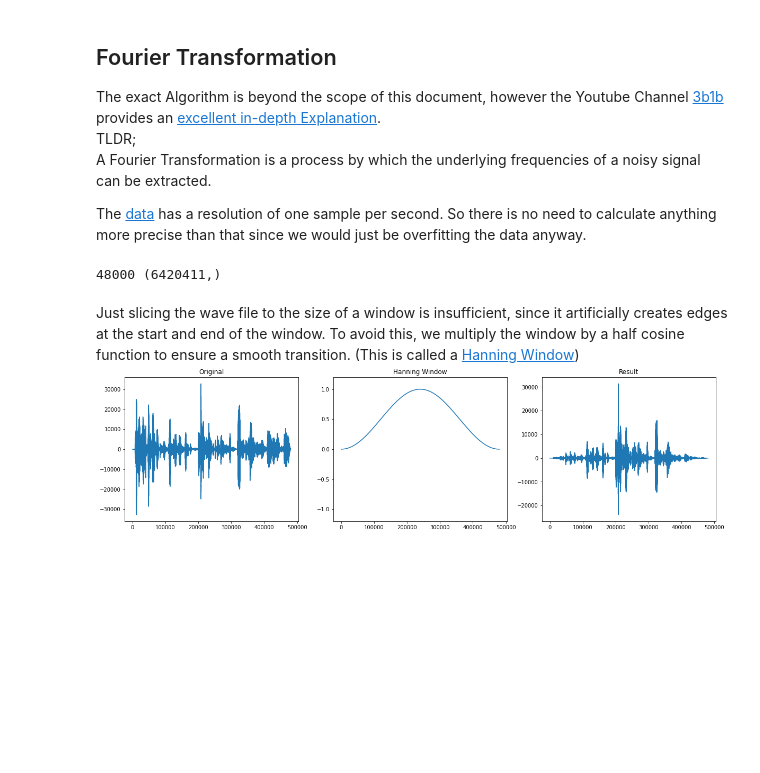
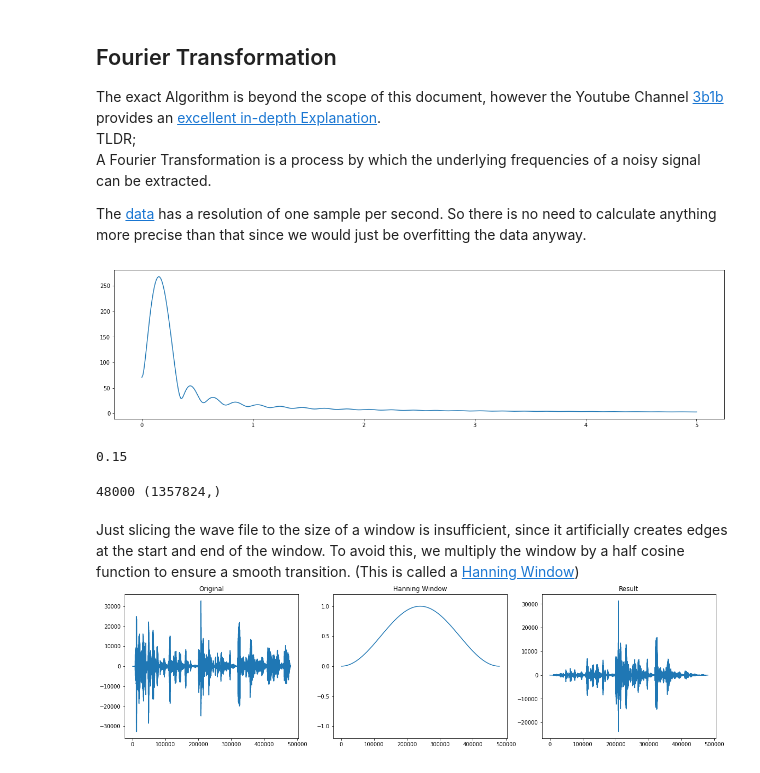
Before and after one commit to simonwuelker/enf_analysis, a Jupyter notebook: ENF_Analysis.ipynb, the cells around one changed output. Drawn from its saved outputs; the diff is of its cells as text; code cells hidden in the pictures; blank space fills up the shorter version.

```diff
--- a/ENF_Analysis.ipynb
+++ b/ENF_Analysis.ipynb
@@ -38,13 +62,41 @@ TLDR;<br>
 A Fourier Transformation is a process by which the underlying frequencies of a noisy signal can be extracted.<br>
 
 The [data](https://data.nationalgrideso.com/system/system-frequency-data?from=0#resources) has a resolution of one sample per second. So there is no need to calculate anything more precise than that since we would just be overfitting the data anyway.
+# %%
+def dft(x, dx, frequencies):
+    # frequencies outside this range cannot be meaningfully analyzed
+    assert (0 <= frequencies).all() and (frequencies < len(x)).all()
+
+    y = []
+    for i in range(len(frequencies)):
+        # approximate the integral for the ith frequency
+        sum = 0
+        for val in range(len(x)):
+            sum += x[val] * np.exp(-2j*np.pi*val*dx *frequencies[i])
+        y.append(sum)
+    return y
+
+x_min = 0
+x_max = 5
+num_x = 500
+x = np.linspace(x_min, x_max, num_x)
+inp = np.sin(x)
+
+out = dft(inp, (x_max - x_min) / num_x, x)
+plt.plot(x, np.abs(out))
+# plt.plot(np.abs(np.fft.rfft(x)))
+plt.show()
+print(np.argmax(np.abs(out)) * (x_max - x_min) / num_x)
+# %% [output]
+[figure, added]
+0.15
 # %%
 from scipy.io import wavfile
-samplerate, data = wavfile.read("data/input2.wav")
+samplerate, data = wavfile.read("data/input.wav")
 data = data[:, 0] # convert to mono
 print(samplerate, data.shape)
 # %% [output]
-48000 (6420411,)
+48000 (1357824,)
 # %% [markdown]
 Just slicing the wave file to the size of a window is insufficient, since it artificially creates edges at the start and end of the window. To avoid this, we multiply the window by a half cosine function to ensure a smooth transition. (This is called a [Hanning Window](https://numpy.org/doc/stable/reference/generated/numpy.hanning.html))![hanning_window.png](attachment:hanning_window.png)
 # %% [markdown]
```
Also changed, not shown: parts of 16 cells of this notebook, 7 other files.
